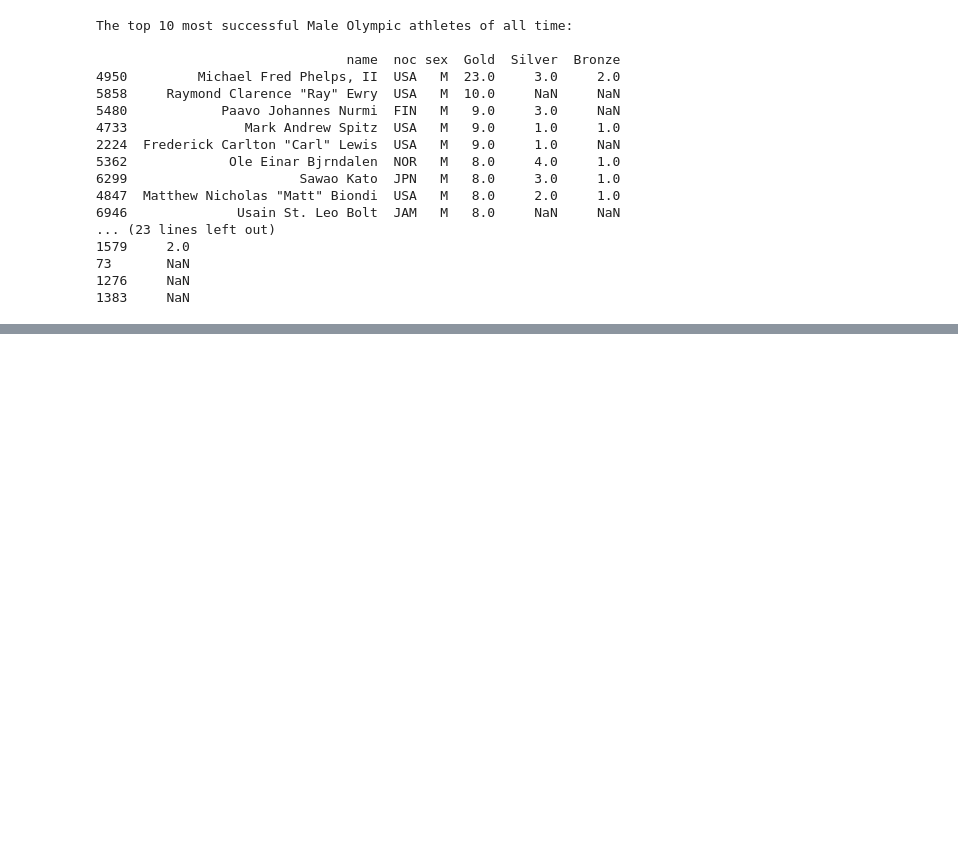
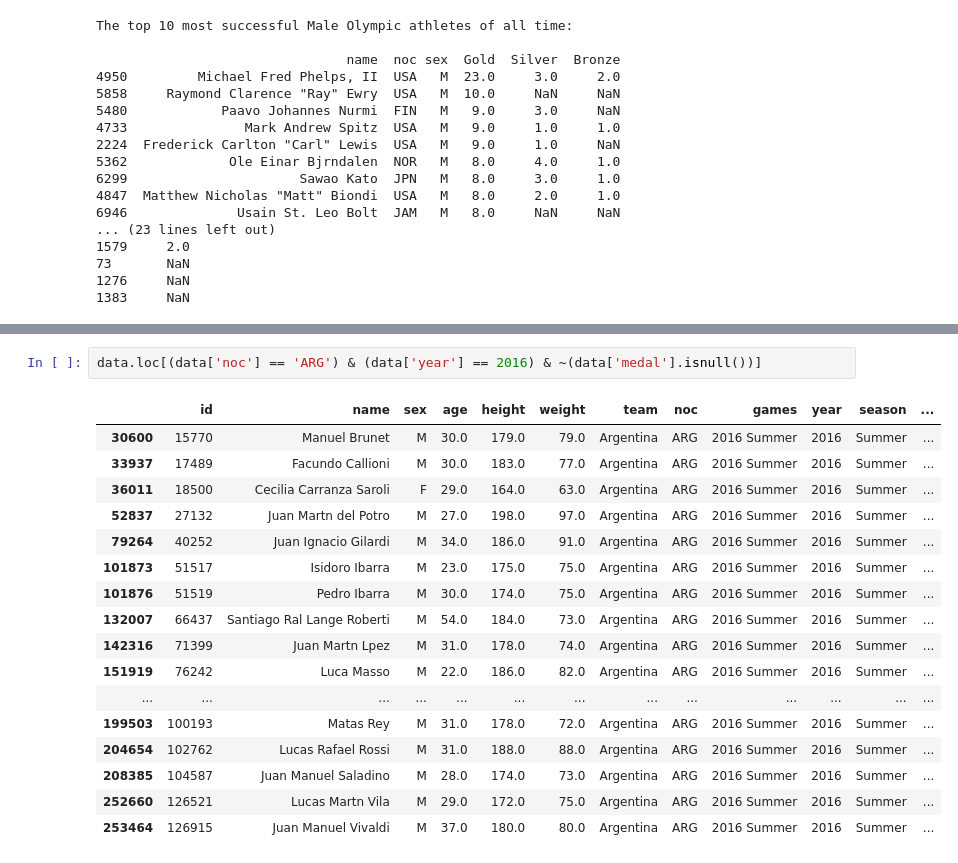
Before and after one commit to bendg4444/Olymipic_dataset, a Jupyter notebook: discovery.ipynb, the cells around one changed output, grey strips where cells are left out. Drawn from its saved outputs; the diff is of its cells as text; blank space fills up the shorter version.

```diff
--- a/discovery.ipynb
+++ b/discovery.ipynb
@@ -336,0 +495,20 @@ Top 10 achieving nations for 2008 in the Olympics:
+# %%
+data.loc[(data['noc'] == 'ARG') & (data['year'] == 2016) & ~(data['medal'].isnull())]
+# %% [output]
+|  | id | name | sex | age | height | weight | team | noc | games | year | season | ... |
+| 30600 | 15770 | Manuel Brunet | M | 30.0 | 179.0 | 79.0 | Argentina | ARG | 2016 Summer | 2016 | Summer | ... |
+| 33937 | 17489 | Facundo Callioni | M | 30.0 | 183.0 | 77.0 | Argentina | ARG | 2016 Summer | 2016 | Summer | ... |
+| 36011 | 18500 | Cecilia Carranza Saroli | F | 29.0 | 164.0 | 63.0 | Argentina | ARG | 2016 Summer | 2016 | Summer | ... |
+| 52837 | 27132 | Juan Martn del Potro | M | 27.0 | 198.0 | 97.0 | Argentina | ARG | 2016 Summer | 2016 | Summer | ... |
+| 79264 | 40252 | Juan Ignacio Gilardi | M | 34.0 | 186.0 | 91.0 | Argentina | ARG | 2016 Summer | 2016 | Summer | ... |
+| 101873 | 51517 | Isidoro Ibarra | M | 23.0 | 175.0 | 75.0 | Argentina | ARG | 2016 Summer | 2016 | Summer | ... |
+| 101876 | 51519 | Pedro Ibarra | M | 30.0 | 174.0 | 75.0 | Argentina | ARG | 2016 Summer | 2016 | Summer | ... |
+| 132007 | 66437 | Santiago Ral Lange Roberti | M | 54.0 | 184.0 | 73.0 | Argentina | ARG | 2016 Summer | 2016 | Summer | ... |
+| 142316 | 71399 | Juan Martn Lpez | M | 31.0 | 178.0 | 74.0 | Argentina | ARG | 2016 Summer | 2016 | Summer | ... |
+| 151919 | 76242 | Luca Masso | M | 22.0 | 186.0 | 82.0 | Argentina | ARG | 2016 Summer | 2016 | Summer | ... |
+| ... | ... | ... | ... | ... | ... | ... | ... | ... | ... | ... | ... | ... |
+| 199503 | 100193 | Matas Rey | M | 31.0 | 178.0 | 72.0 | Argentina | ARG | 2016 Summer | 2016 | Summer | ... |
+| 204654 | 102762 | Lucas Rafael Rossi | M | 31.0 | 188.0 | 88.0 | Argentina | ARG | 2016 Summer | 2016 | Summer | ... |
+| 208385 | 104587 | Juan Manuel Saladino | M | 28.0 | 174.0 | 73.0 | Argentina | ARG | 2016 Summer | 2016 | Summer | ... |
+| 252660 | 126521 | Lucas Martn Vila | M | 29.0 | 172.0 | 75.0 | Argentina | ARG | 2016 Summer | 2016 | Summer | ... |
+| 253464 | 126915 | Juan Manuel Vivaldi | M | 37.0 | 180.0 | 80.0 | Argentina | ARG | 2016 Summer | 2016 | Summer | ... |
```
Also changed, not shown: parts of 7 cells of this notebook.
